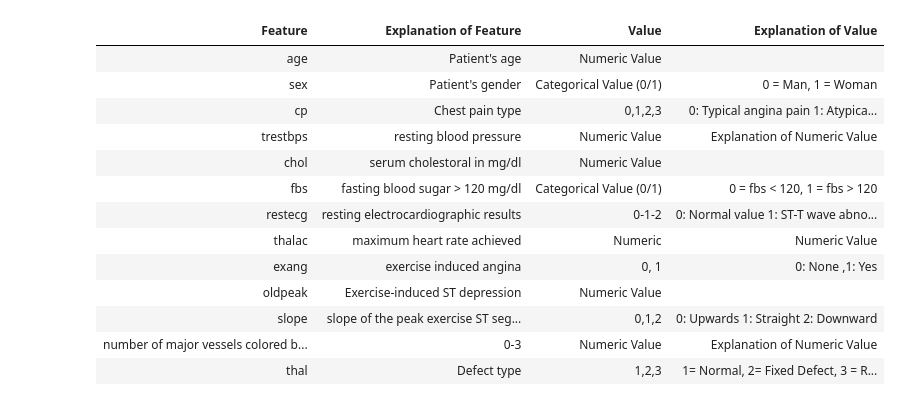
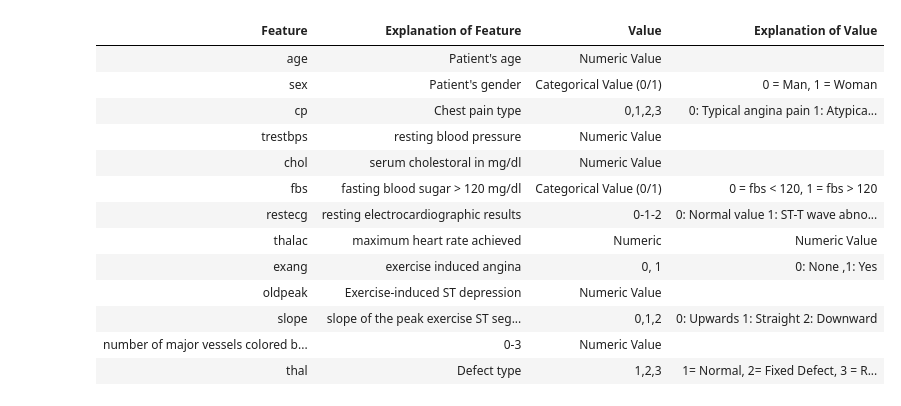
Before and after one commit to zehranurr/DataScience-HeartDisease, a Jupyter notebook: Report.ipynb, the cells around one changed output. Cells and saved outputs as stored; diff of their text form; code cells hidden in the pictures.

```diff
--- a/Report.ipynb
+++ b/Report.ipynb
@@ -1,35 +1,35 @@
 # %%
 from IPython.display import display, HTML
 from tabulate import tabulate
 
 # Define your data
 data = [
     ["age", "Patient's age", "Numeric Value", " "],
     ["sex", "Patient's gender", "Categorical Value (0/1)", "0 = Man, 1 = Woman"],
     ["cp", "Chest pain type", "0,1,2,3", "0: Typical angina pain 1: Atypical angina pain 2: Non-anginal pain 3:Asymptomatic pain"],
-    ["trestbps","resting blood pressure", "Numeric Value", "Explanation of Numeric Value"],
+    ["trestbps","resting blood pressure", "Numeric Value", " "],
     ["chol ","serum cholestoral in mg/dl",  "Numeric Value", " "],
     ["fbs","fasting blood sugar > 120 mg/dl","Categorical Value (0/1)", "0 = fbs < 120, 1 = fbs > 120 "],
     ["restecg" ,"resting electrocardiographic results", "0-1-2","0: Normal value 1: ST-T wave abnormality 2: probable or definite left ventricular hypertrophy"],
     ["thalac","maximum heart rate achieved", "Numeric", "Numeric Value", " "],
     ["exang ","exercise induced angina", "0, 1", " 0: None ,1: Yes"],
     ["oldpeak", "Exercise-induced ST depression", "Numeric Value", " "],
     ["slope","slope of the peak exercise ST segment", "0,1,2","0: Upwards 1: Straight 2: Downward"],
-    ["number of major vessels colored by flourosopy", "0-3", "Numeric Value", "Explanation of Numeric Value"],
+    ["number of major vessels colored by flourosopy", "0-3", "Numeric Value", " "],
     ["thal", "Defect type","1,2,3","1= Normal, 2= Fixed Defect, 3 = Reversible Defect"],
 ]
 
 # Create HTML table with horizontal lines between rows
 html_table = tabulate(data, headers=["Feature", "Explanation of Feature", "Value", "Explanation of Value"], tablefmt="html", numalign="center", stralign="center")
 
 # Display HTML table
 display(HTML(html_table))
 # %% [output]
 | Feature | Explanation of Feature | Value | Explanation of Value |
 | age | Patient's age | Numeric Value |  |
 | sex | Patient's gender | Categorical Value (0/1) | 0 = Man, 1 = Woman |
 | cp | Chest pain type | 0,1,2,3 | 0: Typical angina pain 1: Atypica... |
-| trestbps | resting blood pressure | Numeric Value | Explanation of Numeric Value |
+| trestbps | resting blood pressure | Numeric Value |  |
 | chol | serum cholestoral in mg/dl | Numeric Value |  |
 | fbs | fasting blood sugar > 120 mg/dl | Categorical Value (0/1) | 0 = fbs < 120, 1 = fbs > 120 |
 | restecg | resting electrocardiographic results | 0-1-2 | 0: Normal value 1: ST-T wave abno... |
@@ -37,5 +37,5 @@ display(HTML(html_table))
 | exang | exercise induced angina | 0, 1 | 0: None ,1: Yes |
 | oldpeak | Exercise-induced ST depression | Numeric Value |  |
 | slope | slope of the peak exercise ST seg... | 0,1,2 | 0: Upwards 1: Straight 2: Downward |
-| number of major vessels colored b... | 0-3 | Numeric Value | Explanation of Numeric Value |
+| number of major vessels colored b... | 0-3 | Numeric Value |  |
 | thal | Defect type | 1,2,3 | 1= Normal, 2= Fixed Defect, 3 = R... |
```
Also changed, not shown: 6 other files.
